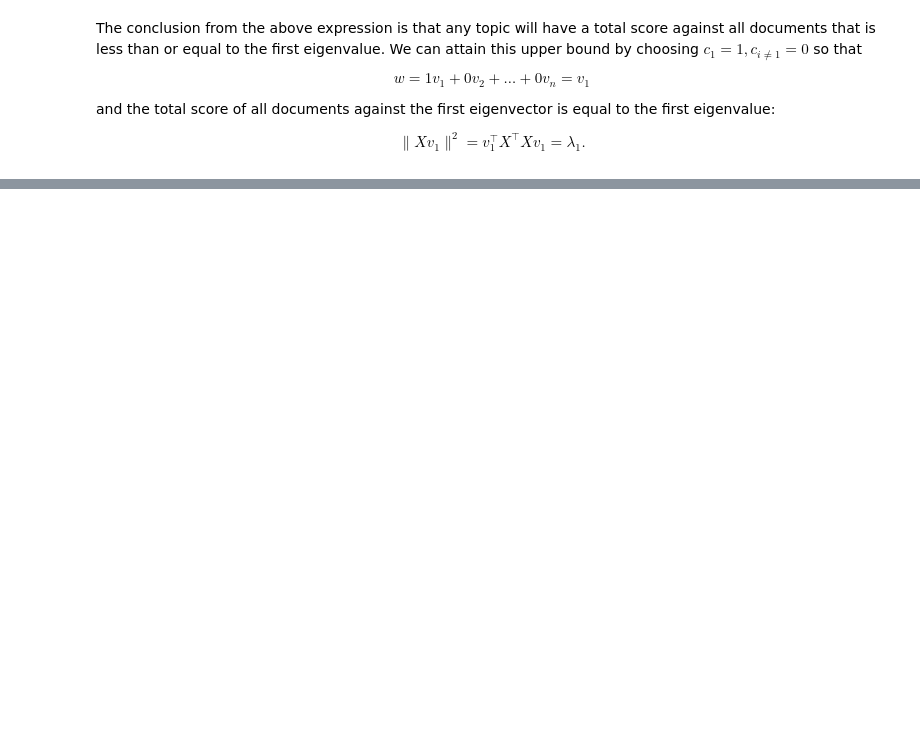
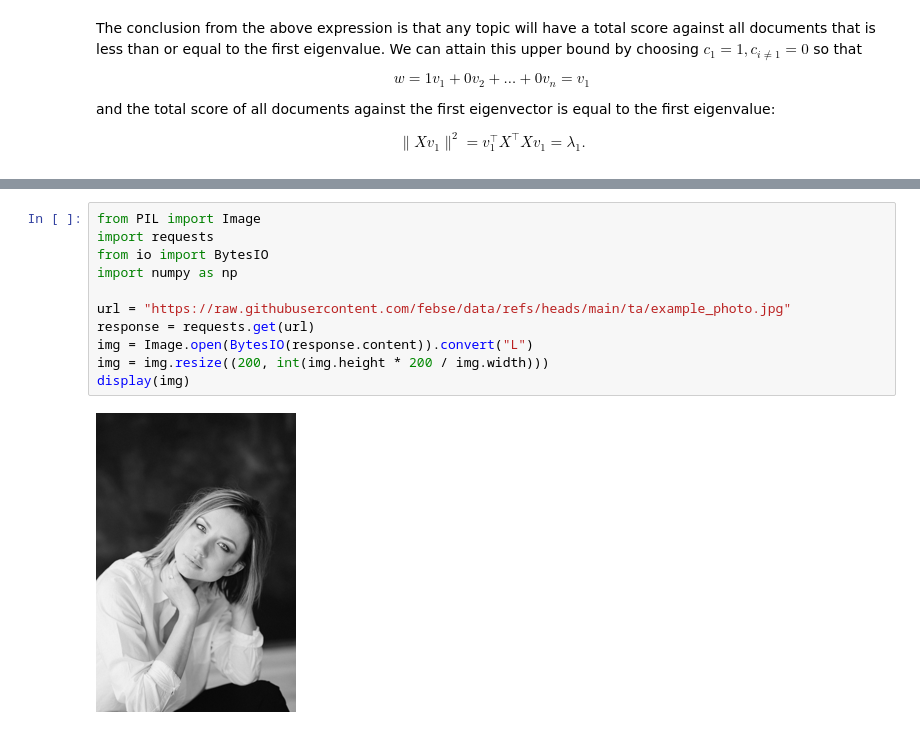
Before and after one commit to febse/ta, a Jupyter notebook: class/03-02-A-SVD-Small-Example.ipynb, the cells around one changed output, grey strips where cells are left out. Cells and saved outputs as stored; diff of their text form; blank space fills up the shorter version.

Commit message:
Update SVD example

```diff
--- a/class/03-02-A-SVD-Small-Example.ipynb
+++ b/class/03-02-A-SVD-Small-Example.ipynb
@@ -532,0 +451,13 @@ print("Linear combinations:", np.isclose(left @ right, coef_alpha * coef_gamma +
+# %%
+from PIL import Image
+import requests
+from io import BytesIO
+import numpy as np
+
+url = "https://raw.githubusercontent.com/febse/data/refs/heads/main/ta/example_photo.jpg"
+response = requests.get(url)
+img = Image.open(BytesIO(response.content)).convert("L")
+img = img.resize((200, int(img.height * 200 / img.width)))
+display(img)
+# %% [output]
+[figure, added]
```
Also changed, not shown: parts of 13 cells of this notebook, 4 other files.
